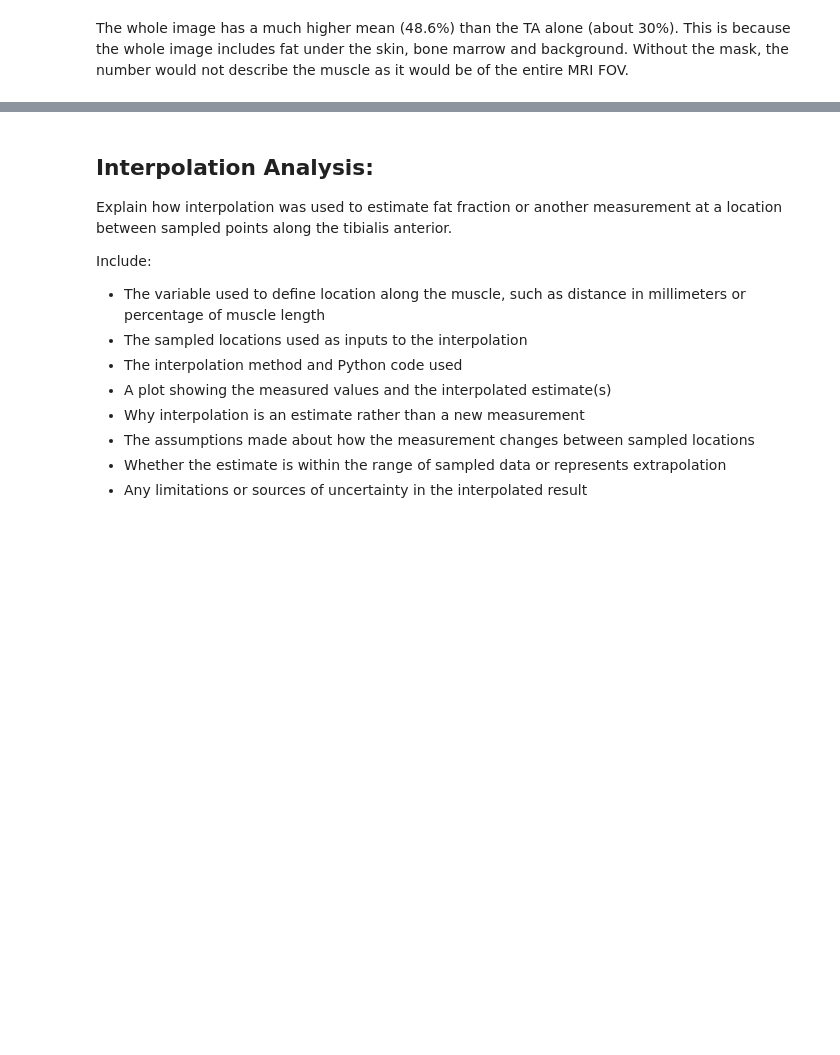
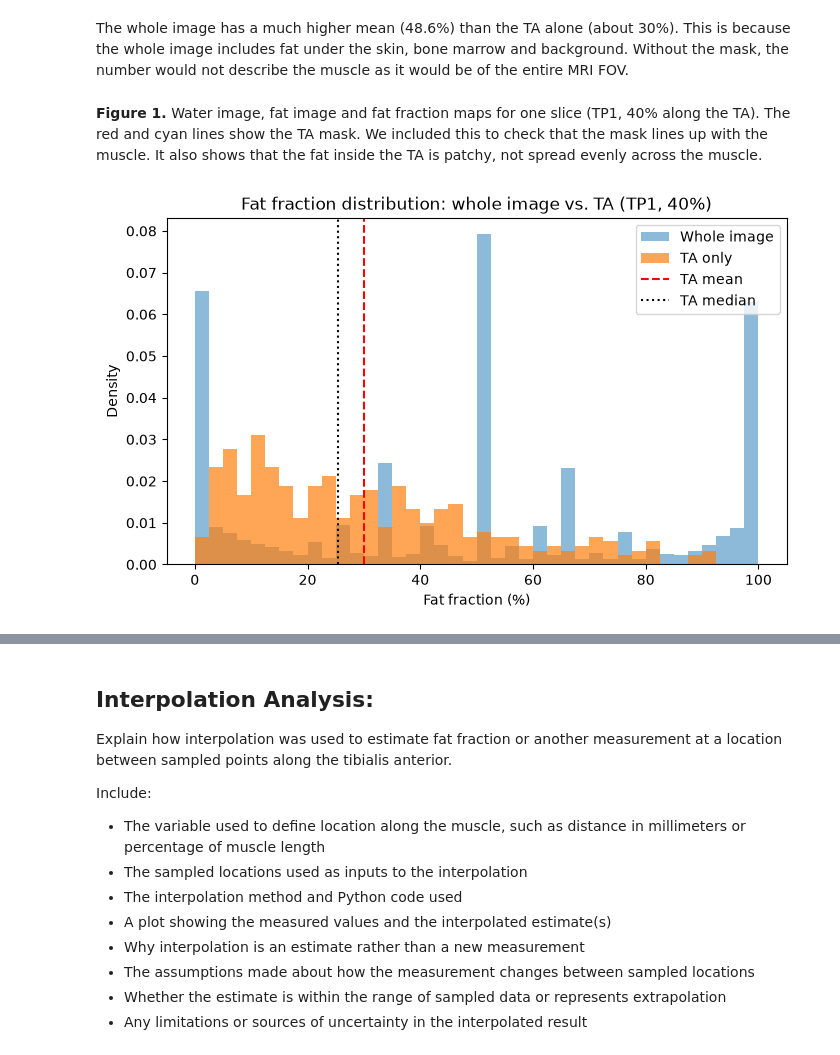
Before and after one commit to IliyaSomov-code/Module-2-Collab, a Jupyter notebook: FSHD_Module2_Project_Template.ipynb, the cells around one changed output, grey strips where cells are left out. Saved outputs shown, nothing was run; the diff lists cells and outputs as text; code cells hidden in the pictures; blank space fills up the shorter version.

```diff
--- a/FSHD_Module2_Project_Template.ipynb
+++ b/FSHD_Module2_Project_Template.ipynb
@@ -178,2 +210,24 @@ TA standard deviation:  21.6%
 # %% [markdown]
 The whole image has a much higher mean (48.6%) than the TA alone (about 30%). This is because the whole image includes fat under the skin, bone marrow and background. Without the mask, the number would not describe the muscle as it would be of the entire MRI FOV.
+# %% [markdown]
+**Figure 1.** Water image, fat image and fat fraction maps for one slice (TP1, 40% along the TA). The red and cyan lines show the TA mask. We included this to check that the mask lines up with the muscle. It also shows that the fat inside the TA is patchy, not spread evenly across the muscle.
+# %%
+whole_values = ff_whole[~np.isnan(ff_whole)]
+ta_values = ff_ta[~np.isnan(ff_ta)]
+
+plt.figure(figsize=(8, 4.5))
+plt.hist(whole_values, bins=40, range=(0, 100), density=True,
+         alpha=0.5, label="Whole image")
+plt.hist(ta_values, bins=40, range=(0, 100), density=True,
+         alpha=0.7, label="TA only")
+plt.axvline(np.mean(ta_values), color="red", linestyle="--",
+            label="TA mean")
+plt.axvline(np.median(ta_values), color="black", linestyle=":",
+            label="TA median")
+plt.xlabel("Fat fraction (%)")
+plt.ylabel("Density")
+plt.title("Fat fraction distribution: whole image vs. TA (TP1, 40%)")
+plt.legend()
+plt.show()
+# %% [output]
+[figure, added]
```
Also changed, not shown: parts of 3 cells of this notebook.
